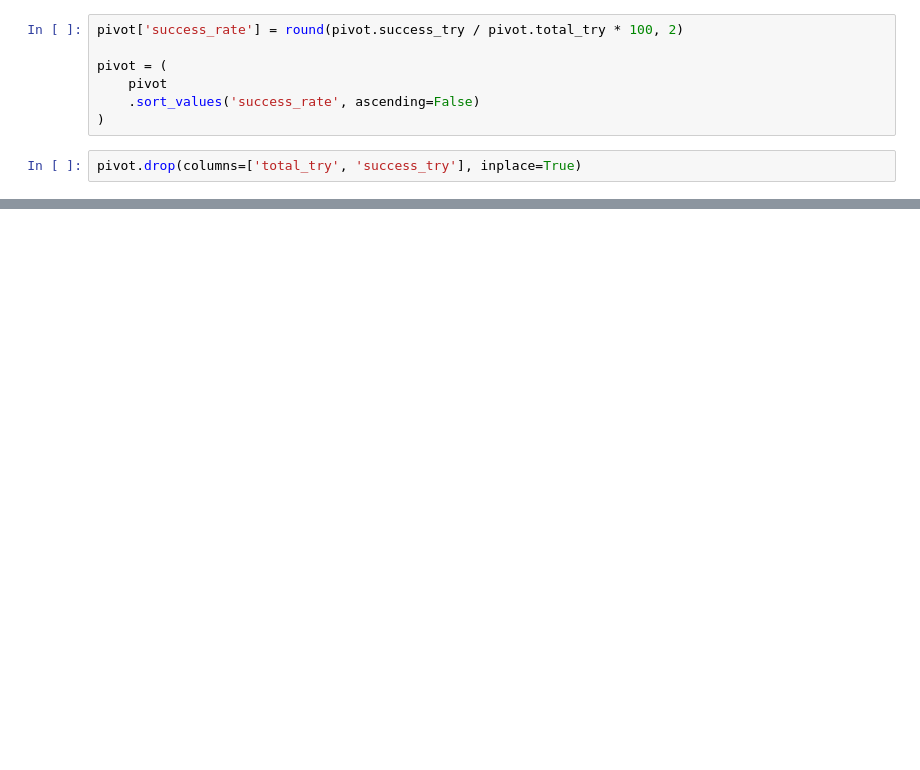
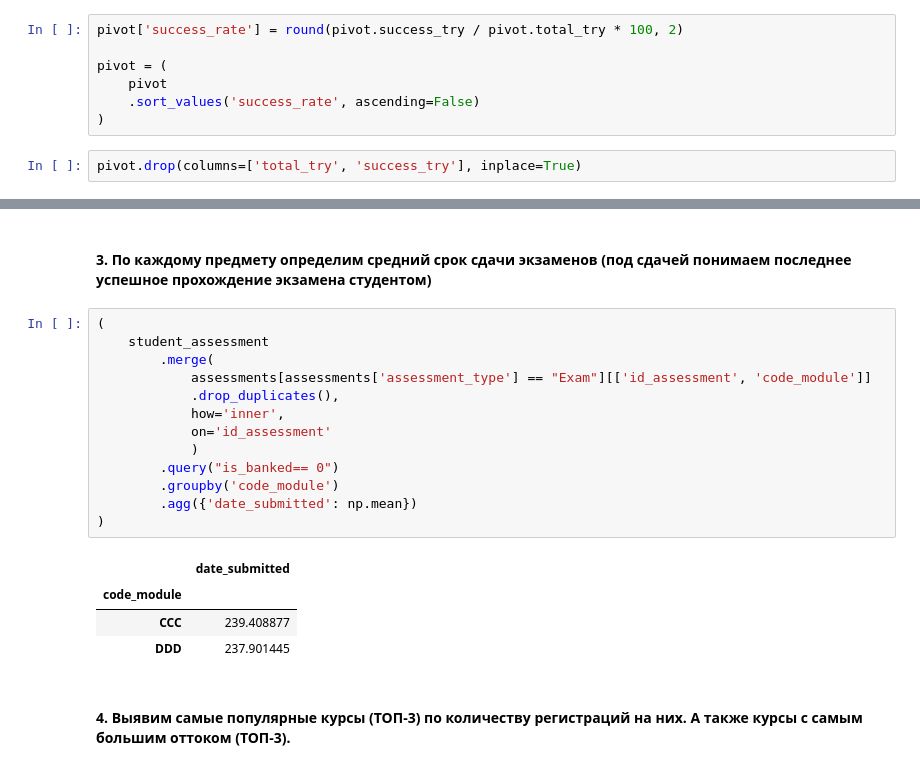
Before and after one commit to Osgil/Data_analyst, a Jupyter notebook: e-learning.ipynb, the cells around one changed output, grey strips where cells are left out. Saved outputs shown, nothing was run; the diff lists cells and outputs as text; blank space fills up the shorter version.

```diff
--- a/e-learning.ipynb
+++ b/e-learning.ipynb
@@ -255,0 +257,22 @@ Name: 25340, dtype: float64
+# %% [markdown]
+#### __3. По каждому предмету определим средний срок сдачи экзаменов (под сдачей понимаем последнее успешное прохождение экзамена студентом)__
+# %%
+(
+    student_assessment
+        .merge(
+            assessments[assessments['assessment_type'] == "Exam"][['id_assessment', 'code_module']]
+            .drop_duplicates(),
+            how='inner',
+            on='id_assessment'
+            )
+        .query("is_banked== 0")
+        .groupby('code_module')
+        .agg({'date_submitted': np.mean})
+)
+# %% [output]
+|  | date_submitted |
+| code_module |  |
+| CCC | 239.408877 |
+| DDD | 237.901445 |
+# %% [markdown]
+#### __4. Выявим самые популярные курсы (ТОП-3) по количеству регистраций на них. А также курсы с самым большим оттоком (ТОП-3).__
```
Also changed, not shown: parts of 7 cells of this notebook.
